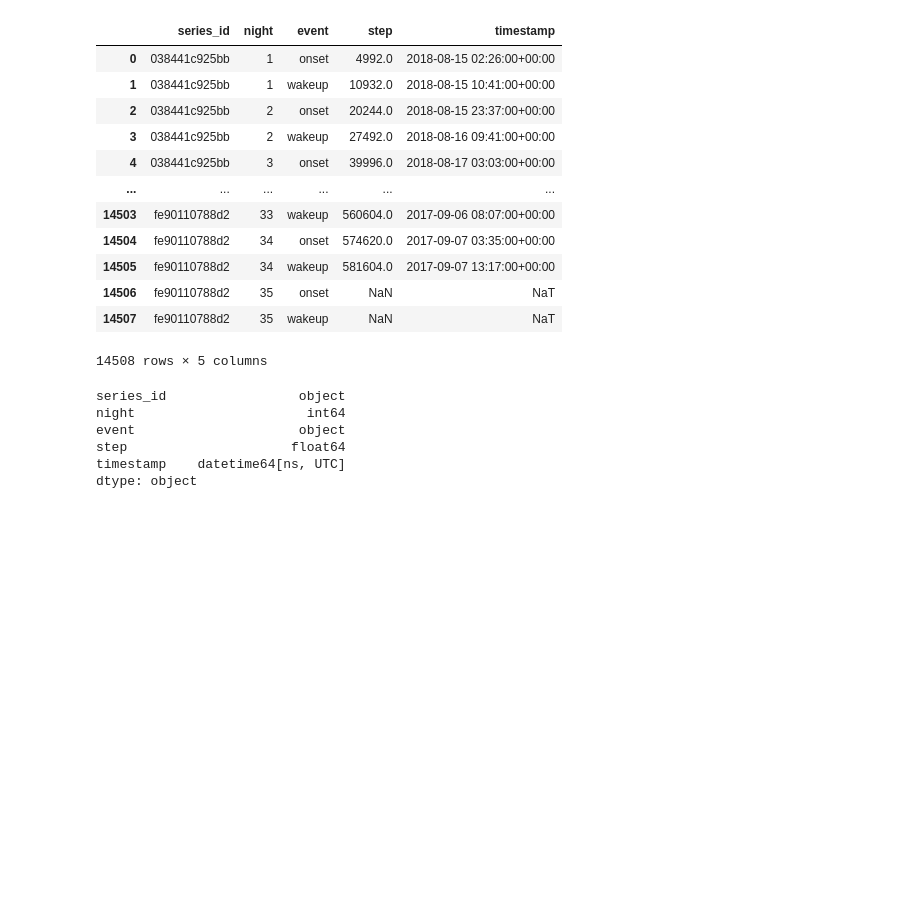
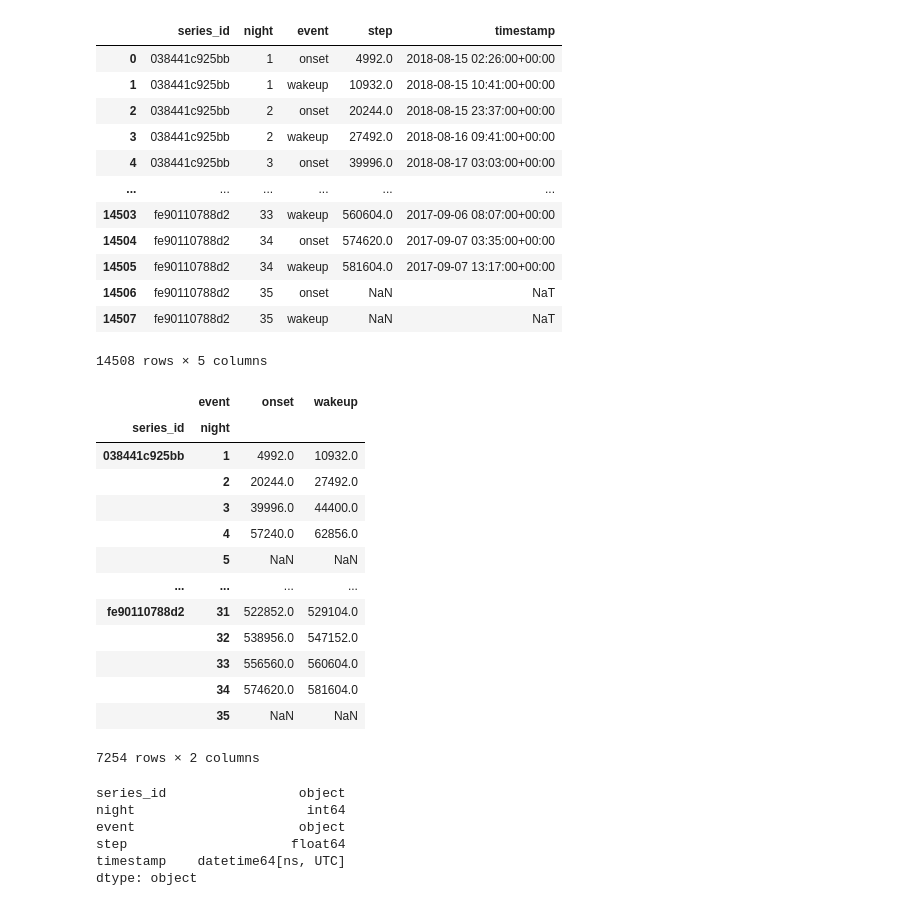
Before and after one commit to RikiTikkiTavi/kaggle-detect_sleep_states, a Jupyter notebook: notebooks/1-EDA.ipynb, the cells around one changed output. Saved outputs shown, nothing was run; the diff lists cells and outputs as text; code cells hidden in the pictures; blank space fills up the shorter version.

```diff
--- a/notebooks/1-EDA.ipynb
+++ b/notebooks/1-EDA.ipynb
@@ -46,6 +46,25 @@ df_train_events
 | 14506 | fe90110788d2 | 35 | onset | NaN | NaT |
 | 14507 | fe90110788d2 | 35 | wakeup | NaN | NaT |
 14508 rows × 5 columns
+# %%
+import polars as pl
+import pandas as pd
+df_train_events.pivot(columns="event", index=["series_id", "night"], values="step")
+# %% [output]
+|  | event | onset | wakeup |
+| series_id | night |  |  |
+| 038441c925bb | 1 | 4992.0 | 10932.0 |
+|  | 2 | 20244.0 | 27492.0 |
+|  | 3 | 39996.0 | 44400.0 |
+|  | 4 | 57240.0 | 62856.0 |
+|  | 5 | NaN | NaN |
+| ... | ... | ... | ... |
+| fe90110788d2 | 31 | 522852.0 | 529104.0 |
+|  | 32 | 538956.0 | 547152.0 |
+|  | 33 | 556560.0 | 560604.0 |
+|  | 34 | 574620.0 | 581604.0 |
+|  | 35 | NaN | NaN |
+7254 rows × 2 columns
 # %%
 df_train_events.dtypes
 # %% [output]
```
Also changed, not shown: 2 other files.
